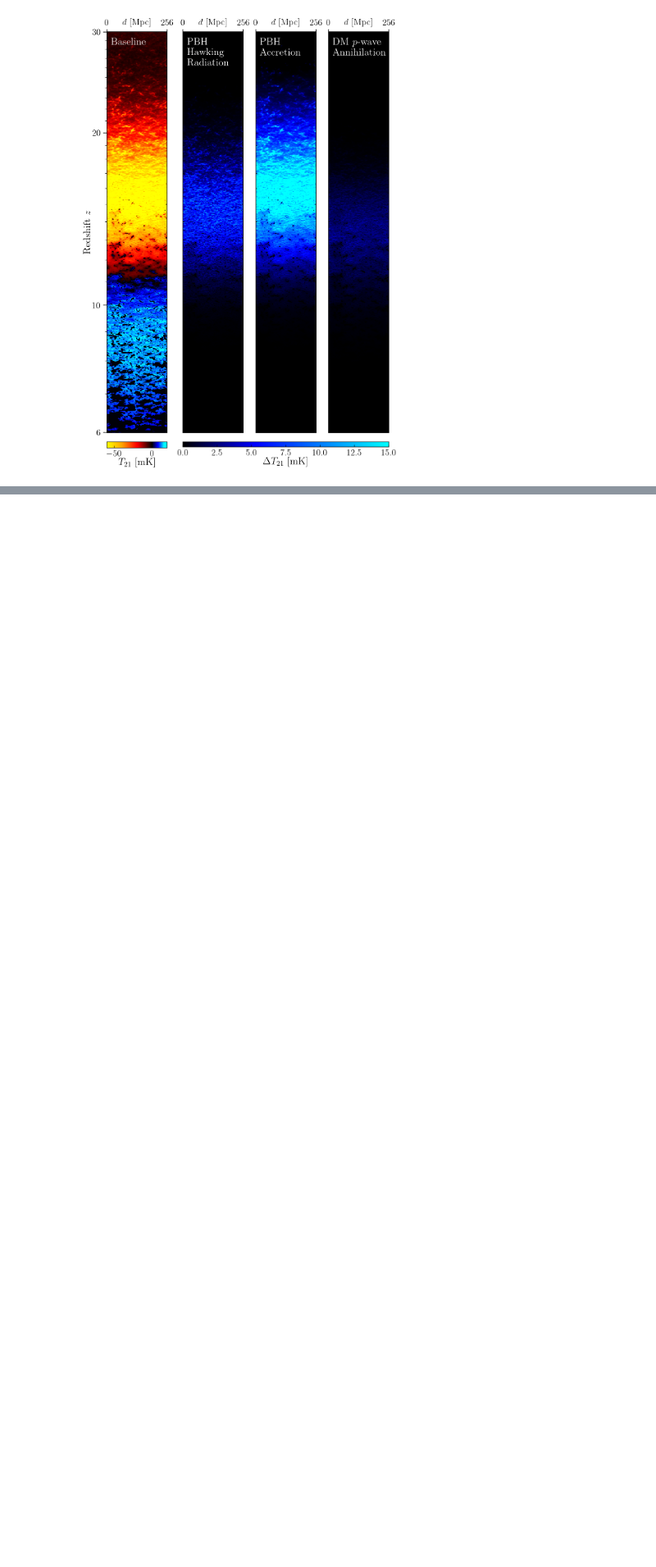
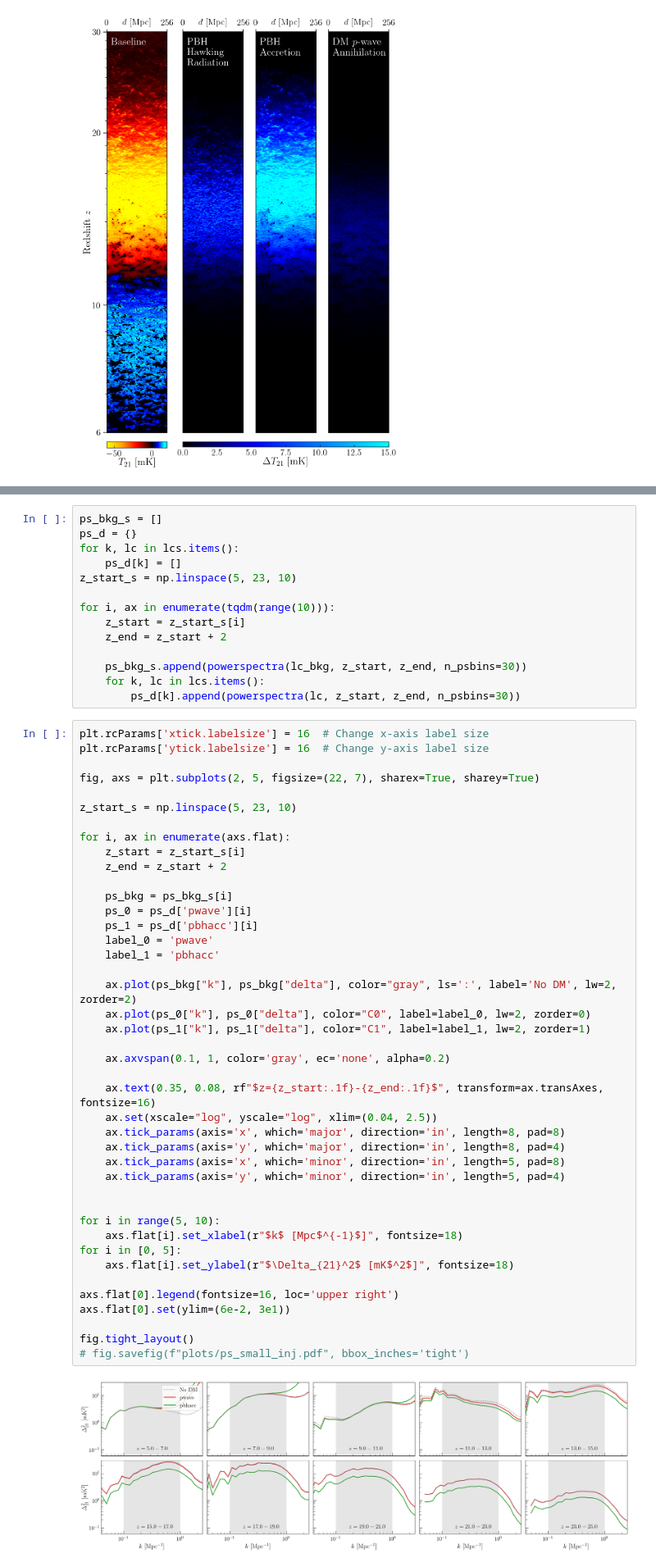
Before and after one commit to yitiansun/DM21cm, a Jupyter notebook: analysis/cmp_scenarios.ipynb, the cells around one changed output, grey strips where cells are left out. Shown at 82% size. Saved outputs shown, nothing was run; the diff lists cells and outputs as text; blank space fills up the shorter version.

Commit message:
step size convergence

```diff
--- a/analysis/cmp_scenarios.ipynb
+++ b/analysis/cmp_scenarios.ipynb
@@ -154,0 +173,58 @@ fig.savefig("../plotting/paper2/inj-scenarios.png", dpi=200)
+# %%
+ps_bkg_s = []
+ps_d = {}
+for k, lc in lcs.items():
+    ps_d[k] = []
+z_start_s = np.linspace(5, 23, 10)
+
+for i, ax in enumerate(tqdm(range(10))):
+    z_start = z_start_s[i]
+    z_end = z_start + 2
+
+    ps_bkg_s.append(powerspectra(lc_bkg, z_start, z_end, n_psbins=30))
+    for k, lc in lcs.items():
+        ps_d[k].append(powerspectra(lc, z_start, z_end, n_psbins=30))
+# %%
+plt.rcParams['xtick.labelsize'] = 16  # Change x-axis label size
+plt.rcParams['ytick.labelsize'] = 16  # Change y-axis label size
+
+fig, axs = plt.subplots(2, 5, figsize=(22, 7), sharex=True, sharey=True)
+
+z_start_s = np.linspace(5, 23, 10)
+
+for i, ax in enumerate(axs.flat):
+    z_start = z_start_s[i]
+    z_end = z_start + 2
+
+    ps_bkg = ps_bkg_s[i]
+    ps_0 = ps_d['pwave'][i]
+    ps_1 = ps_d['pbhacc'][i]
+    label_0 = 'pwave'
+    label_1 = 'pbhacc'
+
+    ax.plot(ps_bkg["k"], ps_bkg["delta"], color="gray", ls=':', label='No DM', lw=2, zorder=2)
+    ax.plot(ps_0["k"], ps_0["delta"], color="C0", label=label_0, lw=2, zorder=0)
+    ax.plot(ps_1["k"], ps_1["delta"], color="C1", label=label_1, lw=2, zorder=1)
+
+    ax.axvspan(0.1, 1, color='gray', ec='none', alpha=0.2)
+
+    ax.text(0.35, 0.08, rf"$z={z_start:.1f}-{z_end:.1f}$", transform=ax.transAxes, fontsize=16)
+    ax.set(xscale="log", yscale="log", xlim=(0.04, 2.5))
+    ax.tick_params(axis='x', which='major', direction='in', length=8, pad=8)
+    ax.tick_params(axis='y', which='major', direction='in', length=8, pad=4)
+    ax.tick_params(axis='x', which='minor', direction='in', length=5, pad=8)
+    ax.tick_params(axis='y', which='minor', direction='in', length=5, pad=4)
+
+
+for i in range(5, 10):
+    axs.flat[i].set_xlabel(r"$k$ [Mpc$^{-1}$]", fontsize=18)
+for i in [0, 5]:
+    axs.flat[i].set_ylabel(r"$\Delta_{21}^2$ [mK$^2$]", fontsize=18)
+
+axs.flat[0].legend(fontsize=16, loc='upper right')
+axs.flat[0].set(ylim=(6e-2, 3e1))
+
+fig.tight_layout()
+# fig.savefig(f"plots/ps_small_inj.pdf", bbox_inches='tight')
+# %% [output]
+[figure, added]
```
Also changed, not shown: parts of 4 cells of this notebook, 4 other files.
